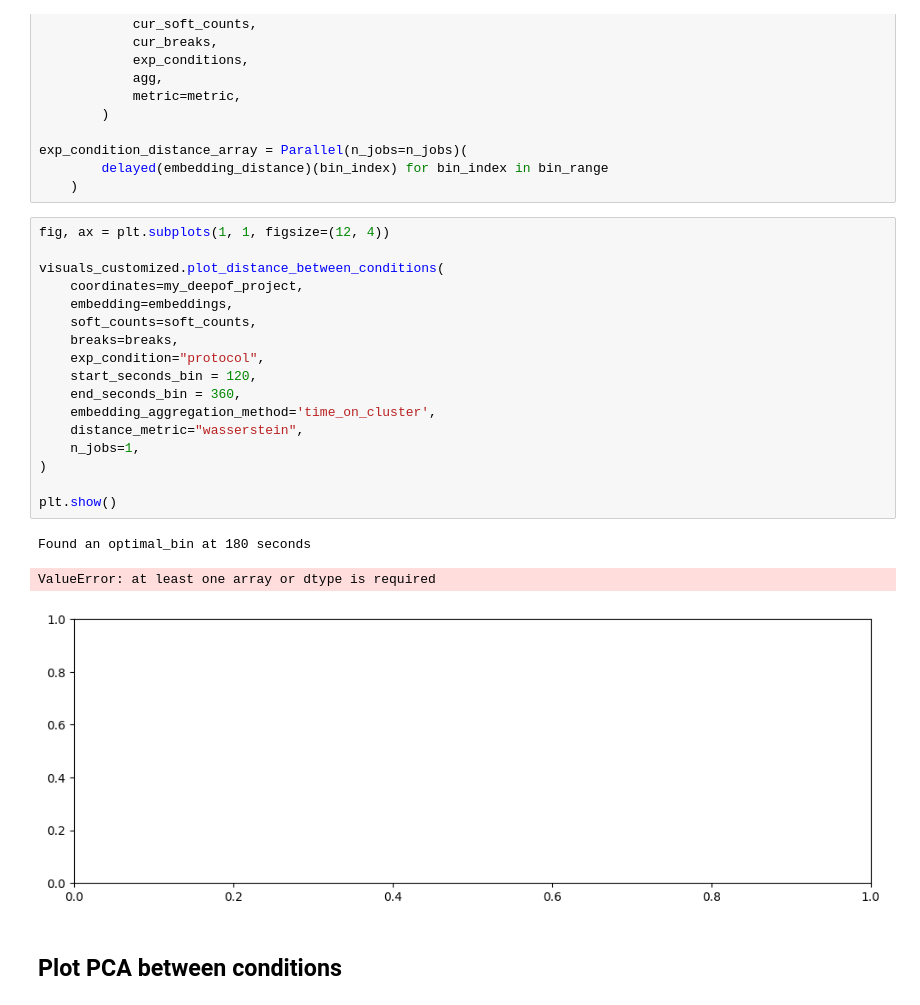
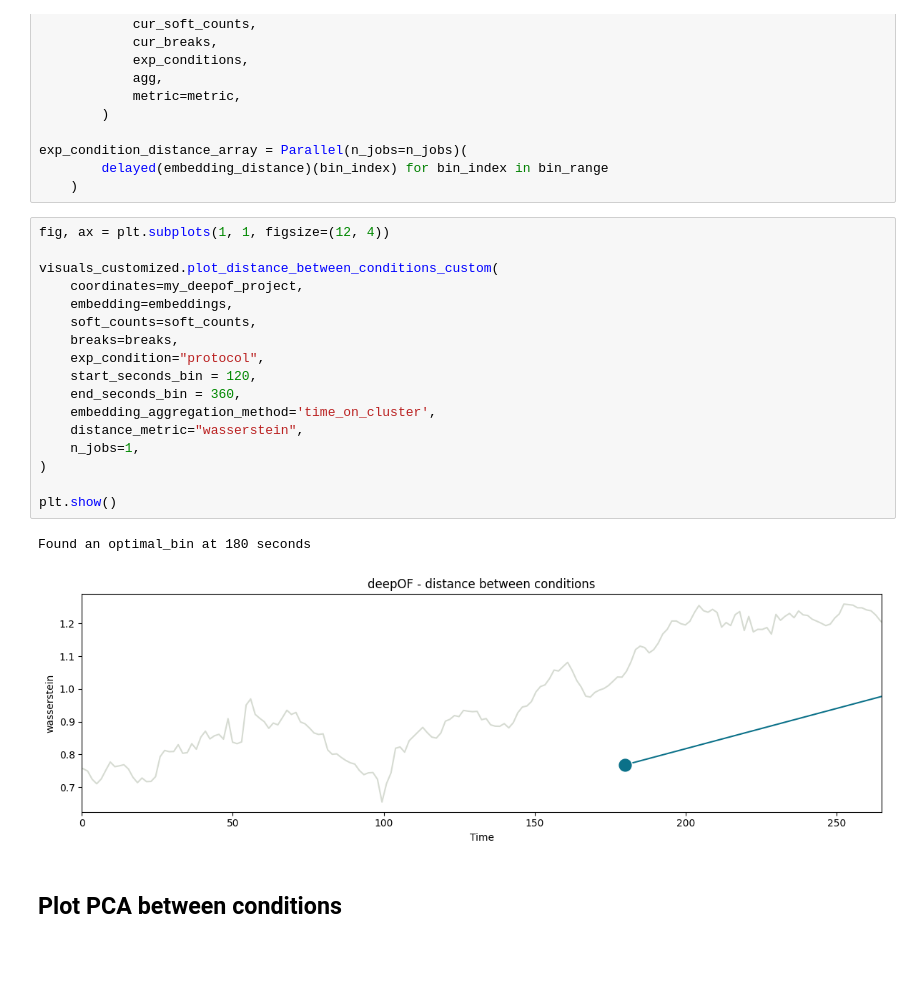
Before and after one commit to marccanela/deepof_abg, a Jupyter notebook: unsupervised_pipeline.ipynb, the cells around one changed output. Drawn from its saved outputs; the diff is of its cells as text; blank space fills up the shorter version.

```diff
--- a/unsupervised_pipeline.ipynb
+++ b/unsupervised_pipeline.ipynb
@@ -151,24 +151,23 @@ exp_condition_distance_array = Parallel(n_jobs=n_jobs)(
 # %%
 fig, ax = plt.subplots(1, 1, figsize=(12, 4))
 
-visuals_customized.plot_distance_between_conditions(
+visuals_customized.plot_distance_between_conditions_custom(
     coordinates=my_deepof_project,
     embedding=embeddings,
     soft_counts=soft_counts,
     breaks=breaks,
     exp_condition="protocol",
     start_seconds_bin = 120,
     end_seconds_bin = 360,
     embedding_aggregation_method='time_on_cluster',
     distance_metric="wasserstein",
     n_jobs=1,
 )
 
 plt.show()
 # %% [output]
 Found an optimal_bin at 180 seconds
-ValueError: at least one array or dtype is required
-[figure, old version]
+[figure, new version]
 # %% [markdown]
 ## Plot PCA between conditions
 # %%
```
Also changed, not shown: 2 other files.
